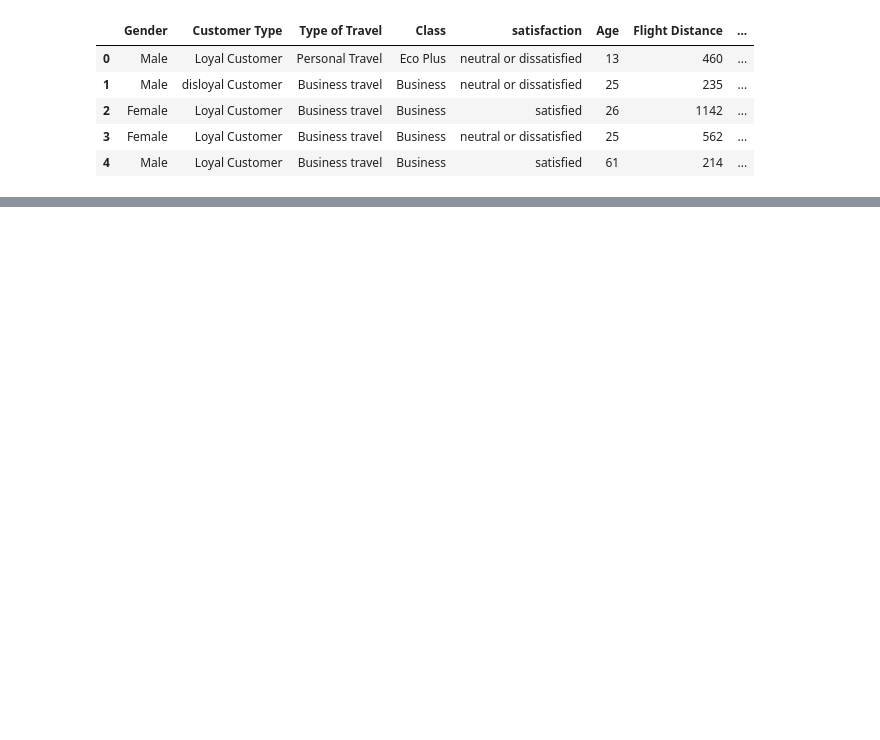
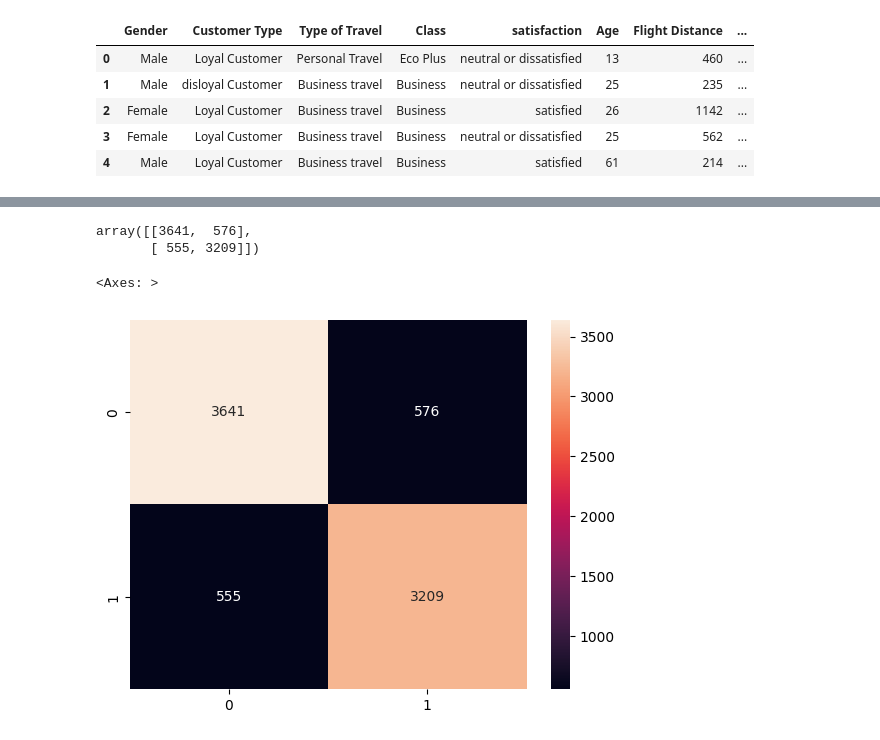
Before and after one commit to jaikrishann/6-month-Data-Sci-Training, a Jupyter notebook: richa/ml/sml/log_reg.ipynb, the cells around one changed output, grey strips where cells are left out. Saved outputs shown, nothing was run; the diff lists cells and outputs as text; code cells hidden in the pictures; blank space fills up the shorter version.

```diff
--- a/richa/ml/sml/log_reg.ipynb
+++ b/richa/ml/sml/log_reg.ipynb
@@ -12,0 +191,11 @@ df.head()
+# %%
+x = final_df.drop('Customer Type_disloyal Customer',axis=1)
+y = final_df[['Customer Type_disloyal Customer']]
+# %%
+##splitting the data
+from sklearn.model_selection import train_test_split
+x_train,x_test,y_train,y_test = train_test_split(x,y,test_size=0.2,random_state=42)
+print(x_train.shape)
+print(x_test.shape)
+print(y_train.shape)
+print(y_test.shape)
@@ -12,0 +211,6 @@ df.head()
+# %%
+
+##model building
+from sklearn.linear_model import LogisticRegression
+log = LogisticRegression()
+log.fit(x_train,y_train)
@@ -12,0 +227,4 @@ df.head()
+# %%
+pred = log.predict(x_test)
+y_test["predictions"] = pred
+y_test
@@ -12,0 +245,13 @@ df.head()
+# %%
+##confusion matrix
+from sklearn.metrics import confusion_matrix,classification_report
+confusion_matrix(y_test["Customer Type_disloyal Customer"],y_test["predictions"])
+# %% [output]
+array([[3641,  576],
+       [ 555, 3209]])
+# %%
+##heatmap
+sns.heatmap(confusion_matrix(y_test["Customer Type_disloyal Customer"],y_test["predictions"]),annot=True,fmt='d')
+# %% [output]
+<Axes: >
+[figure, added]
```
Also changed, not shown: parts of 26 cells of this notebook, 11 other files.
